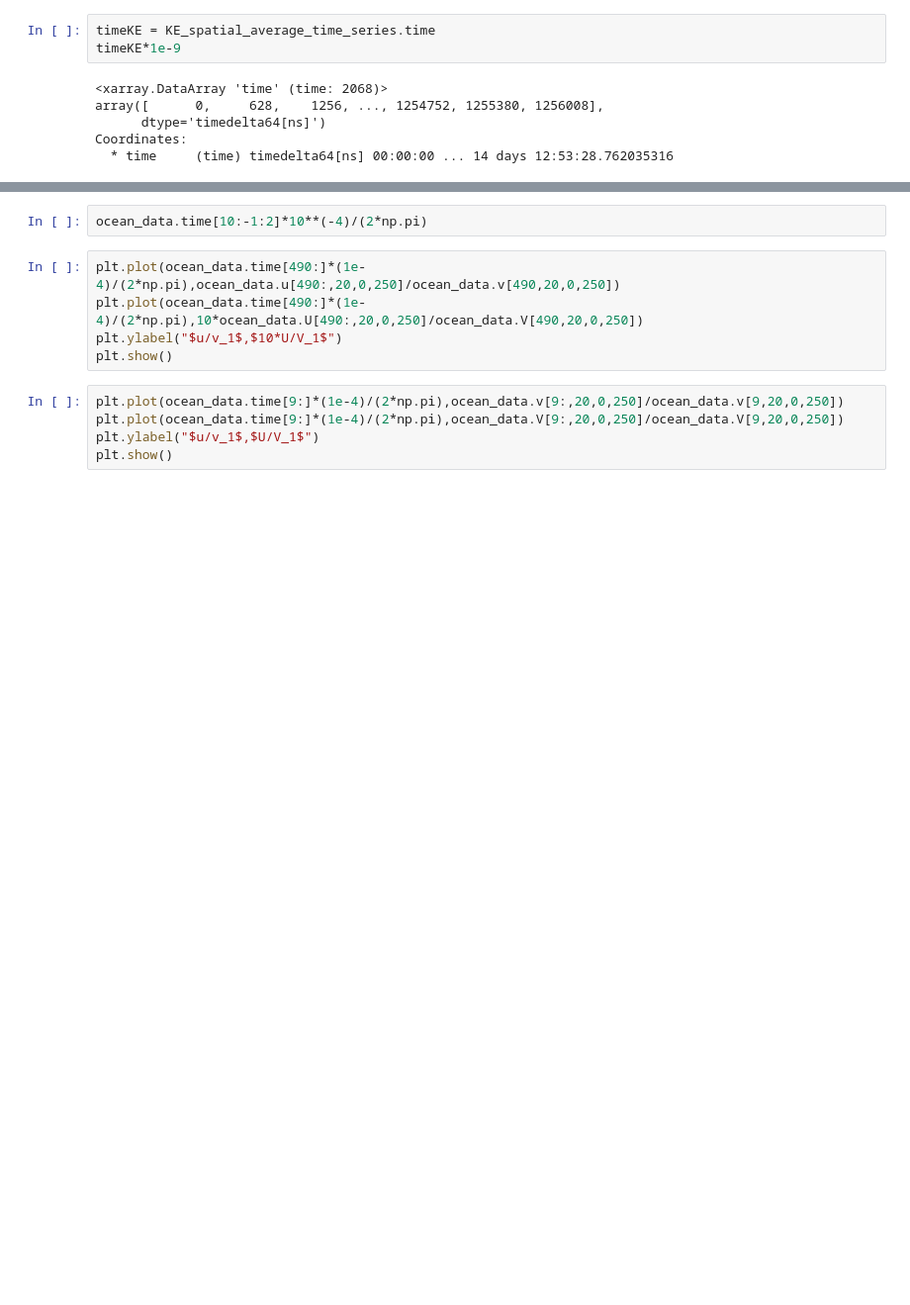
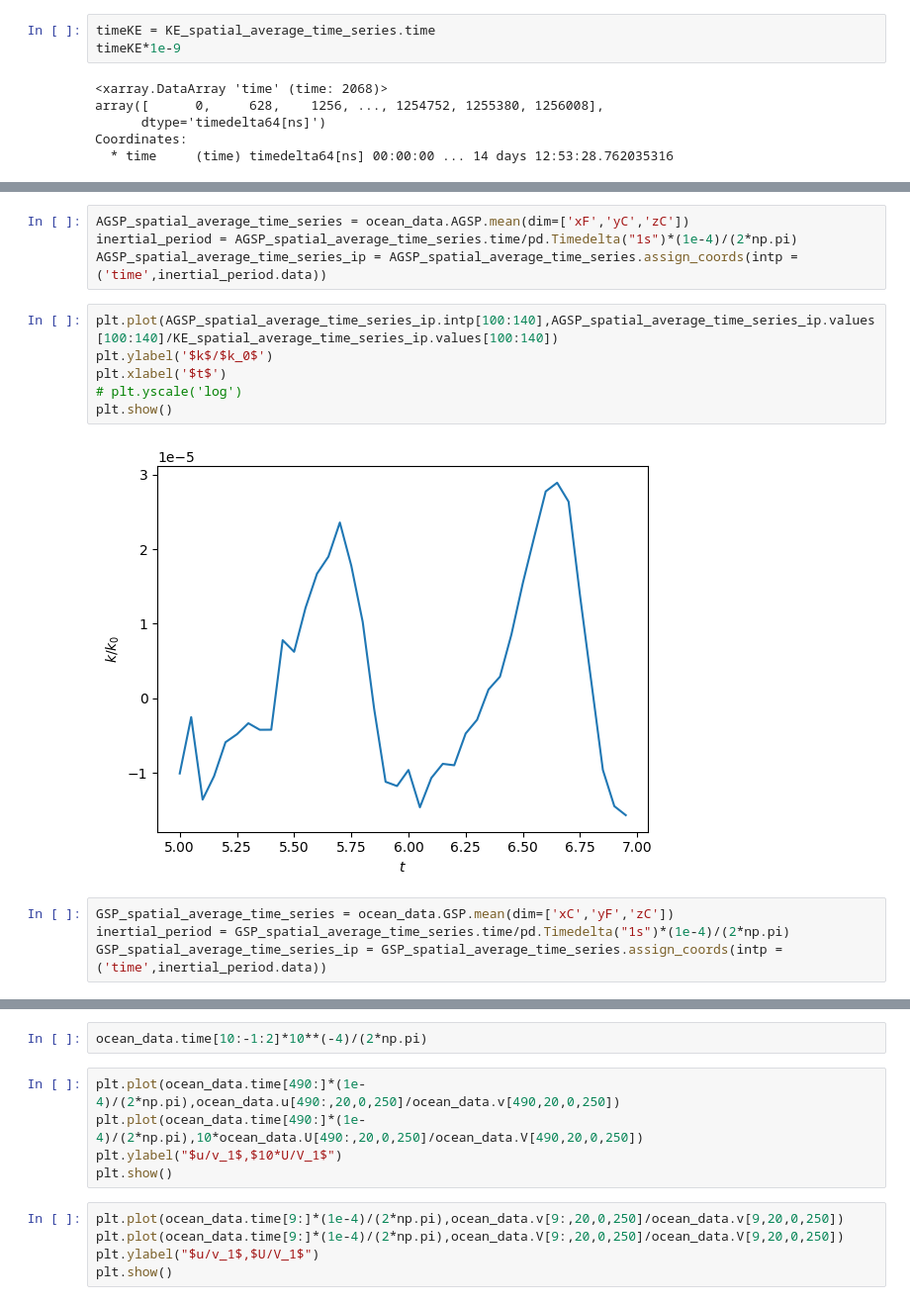
Before and after one commit to loganpknudsen/BottomBoundaryLayer, a Jupyter notebook: Result_Calculations/v_velocity_visualization_standard.ipynb, the cells around one changed output, grey strips where cells are left out. Shown at 99% size. Drawn from its saved outputs; the diff is of its cells as text; blank space fills up the shorter version.

```diff
--- a/Result_Calculations/v_velocity_visualization_standard.ipynb
+++ b/Result_Calculations/v_velocity_visualization_standard.ipynb
@@ -163,0 +238,16 @@ plt.show()
+# %%
+AGSP_spatial_average_time_series = ocean_data.AGSP.mean(dim=['xF','yC','zC'])
+inertial_period = AGSP_spatial_average_time_series.time/pd.Timedelta("1s")*(1e-4)/(2*np.pi)
+AGSP_spatial_average_time_series_ip = AGSP_spatial_average_time_series.assign_coords(intp = ('time',inertial_period.data))
+# %%
+plt.plot(AGSP_spatial_average_time_series_ip.intp[100:140],AGSP_spatial_average_time_series_ip.values[100:140]/KE_spatial_average_time_series_ip.values[100:140])
+plt.ylabel('$k$/$k_0$')
+plt.xlabel('$t$')
+# plt.yscale('log')
+plt.show()
+# %% [output]
+[figure, added]
+# %%
+GSP_spatial_average_time_series = ocean_data.GSP.mean(dim=['xC','yF','zC'])
+inertial_period = GSP_spatial_average_time_series.time/pd.Timedelta("1s")*(1e-4)/(2*np.pi)
+GSP_spatial_average_time_series_ip = GSP_spatial_average_time_series.assign_coords(intp = ('time',inertial_period.data))
```
Also changed, not shown: parts of 27 cells of this notebook, 5 other files.
